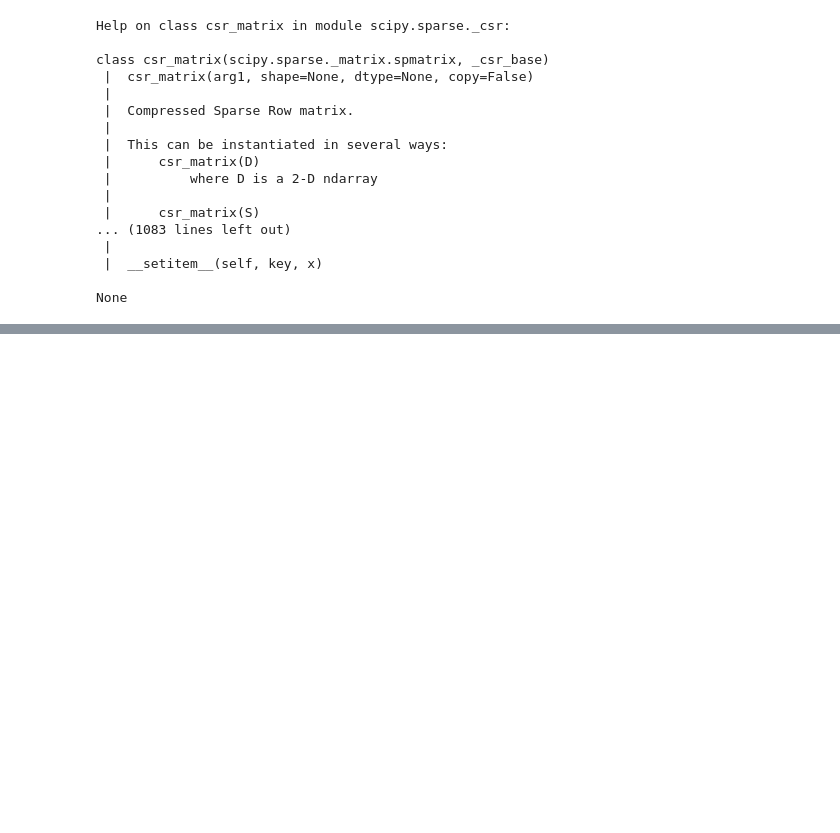
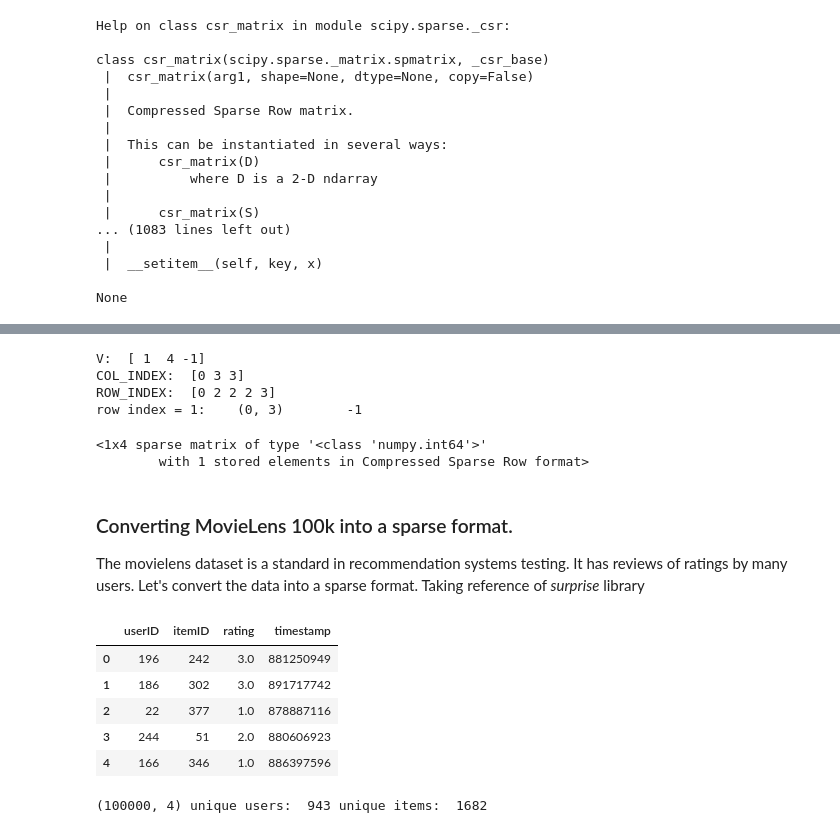
Before and after one commit to GEBthakur/MLImpl, a Jupyter notebook: notebooks/scipy_sparse_csr.ipynb, the cells around one changed output, grey strips where cells are left out. Saved outputs shown, nothing was run; the diff lists cells and outputs as text; code cells hidden in the pictures; blank space fills up the shorter version.

Commit message:
Example of scipy sparse matrix added.

```diff
--- a/notebooks/scipy_sparse_csr.ipynb
+++ b/notebooks/scipy_sparse_csr.ipynb
@@ -85,0 +91,28 @@ csr
+# %%
+# EXAMPLE 2
+dense_matrix = np.array([[1, 0, 0, 4],
+                         [0, 0, 0, 0],
+                         [0, 0, 0, 0],
+                         [0, 0, 0, -1]])
+csr = csr_matrix(dense_matrix)
+print("V: ", csr.data)
+print("COL_INDEX: ", csr.indices)
+print("ROW_INDEX: ", csr.indptr)
+
+# get the ith row
+print("row index = 1: ", csr.getrow(3))
+# %% [output]
+V:  [ 1  4 -1]
+COL_INDEX:  [0 3 3]
+ROW_INDEX:  [0 2 2 2 3]
+row index = 1:    (0, 3)        -1
+# %%
+# note that getrow returns the row in a sparse row format
+csr.getrow(3)
+# %% [output]
+<1x4 sparse matrix of type '<class 'numpy.int64'>'
+        with 1 stored elements in Compressed Sparse Row format>
+# %% [markdown]
+### Converting MovieLens 100k into a sparse format.
+
+The movielens dataset is a standard in recommendation systems testing. It has reviews of ratings by many users. Let's convert the data into a sparse format. Taking reference of _surprise_ library
@@ -85,0 +123,22 @@ csr
+# %%
+df = movielens.load_pandas_df(
+    size="100k",
+    header=None,
+    local_cache_path=None,
+    title_col=None,
+    genres_col=None,
+    year_col=None,
+)
+# %%
+df.head()
+# %% [output]
+|  | userID | itemID | rating | timestamp |
+| 0 | 196 | 242 | 3.0 | 881250949 |
+| 1 | 186 | 302 | 3.0 | 891717742 |
+| 2 | 22 | 377 | 1.0 | 878887116 |
+| 3 | 244 | 51 | 2.0 | 880606923 |
+| 4 | 166 | 346 | 1.0 | 886397596 |
+# %%
+print(df.shape, "unique users: ", df.userID.nunique(), "unique items: ", df.itemID.nunique())
+# %% [output]
+(100000, 4) unique users:  943 unique items:  1682
```
Also changed, not shown: parts of 9 cells of this notebook.
